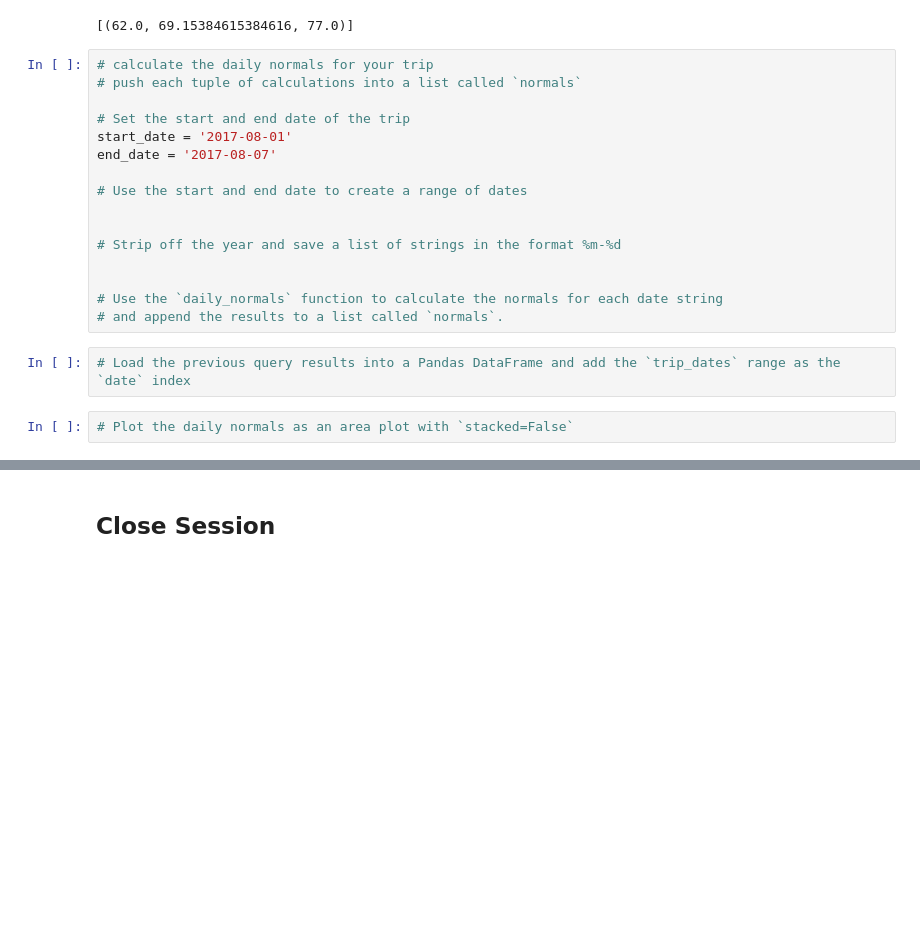
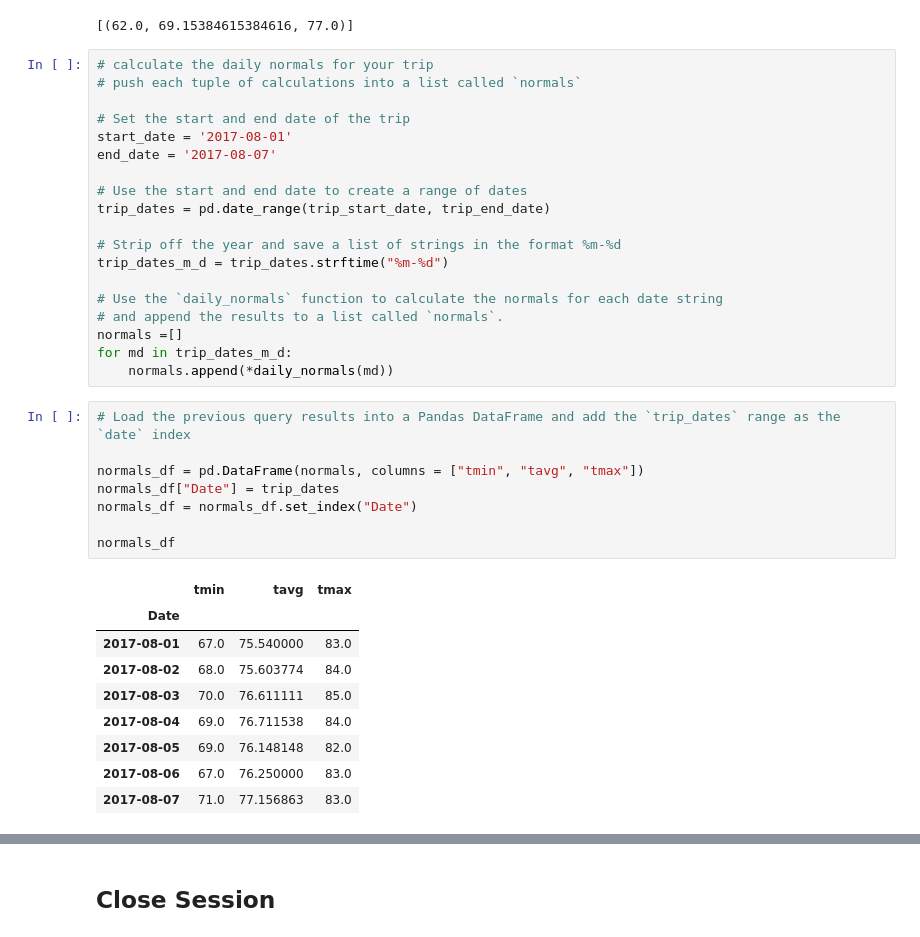
Before and after one commit to DCornea5/sqlalchemy-challenge, a Jupyter notebook: temp_analysis_bonus_2_starter.ipynb, the cells around one changed output, grey strips where cells are left out. Saved outputs shown, nothing was run; the diff lists cells and outputs as text; blank space fills up the shorter version.

```diff
--- a/temp_analysis_bonus_2_starter.ipynb
+++ b/temp_analysis_bonus_2_starter.ipynb
@@ -134,14 +180,31 @@ start_date = '2017-08-01'
 end_date = '2017-08-07'
 
 # Use the start and end date to create a range of dates
-
+trip_dates = pd.date_range(trip_start_date, trip_end_date)
 
 # Strip off the year and save a list of strings in the format %m-%d
-
+trip_dates_m_d = trip_dates.strftime("%m-%d")
 
 # Use the `daily_normals` function to calculate the normals for each date string
 # and append the results to a list called `normals`.
+normals =[]
+for md in trip_dates_m_d:
+    normals.append(*daily_normals(md))
 # %%
 # Load the previous query results into a Pandas DataFrame and add the `trip_dates` range as the `date` index
+
+normals_df = pd.DataFrame(normals, columns = ["tmin", "tavg", "tmax"])
+normals_df["Date"] = trip_dates
+normals_df = normals_df.set_index("Date")
+
+normals_df
+# %% [output]
+|  | tmin | tavg | tmax |
+| Date |  |  |  |
+| 2017-08-01 | 67.0 | 75.540000 | 83.0 |
+| 2017-08-02 | 68.0 | 75.603774 | 84.0 |
+| 2017-08-03 | 70.0 | 76.611111 | 85.0 |
+| 2017-08-04 | 69.0 | 76.711538 | 84.0 |
+| 2017-08-05 | 69.0 | 76.148148 | 82.0 |
+| 2017-08-06 | 67.0 | 76.250000 | 83.0 |
+| 2017-08-07 | 71.0 | 77.156863 | 83.0 |
-# %%
-# Plot the daily normals as an area plot with `stacked=False`
```
Also changed, not shown: parts of 8 cells of this notebook, 2 other files.
